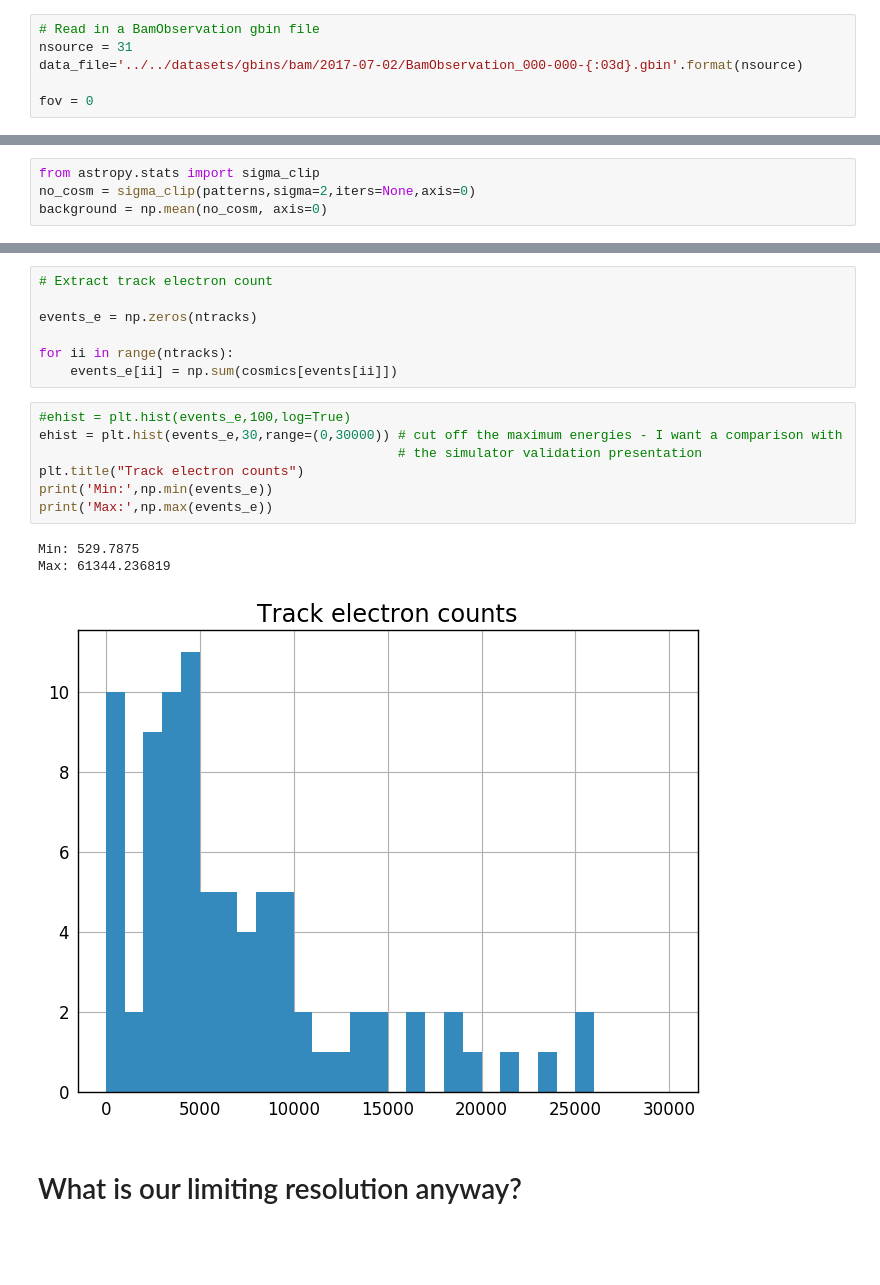
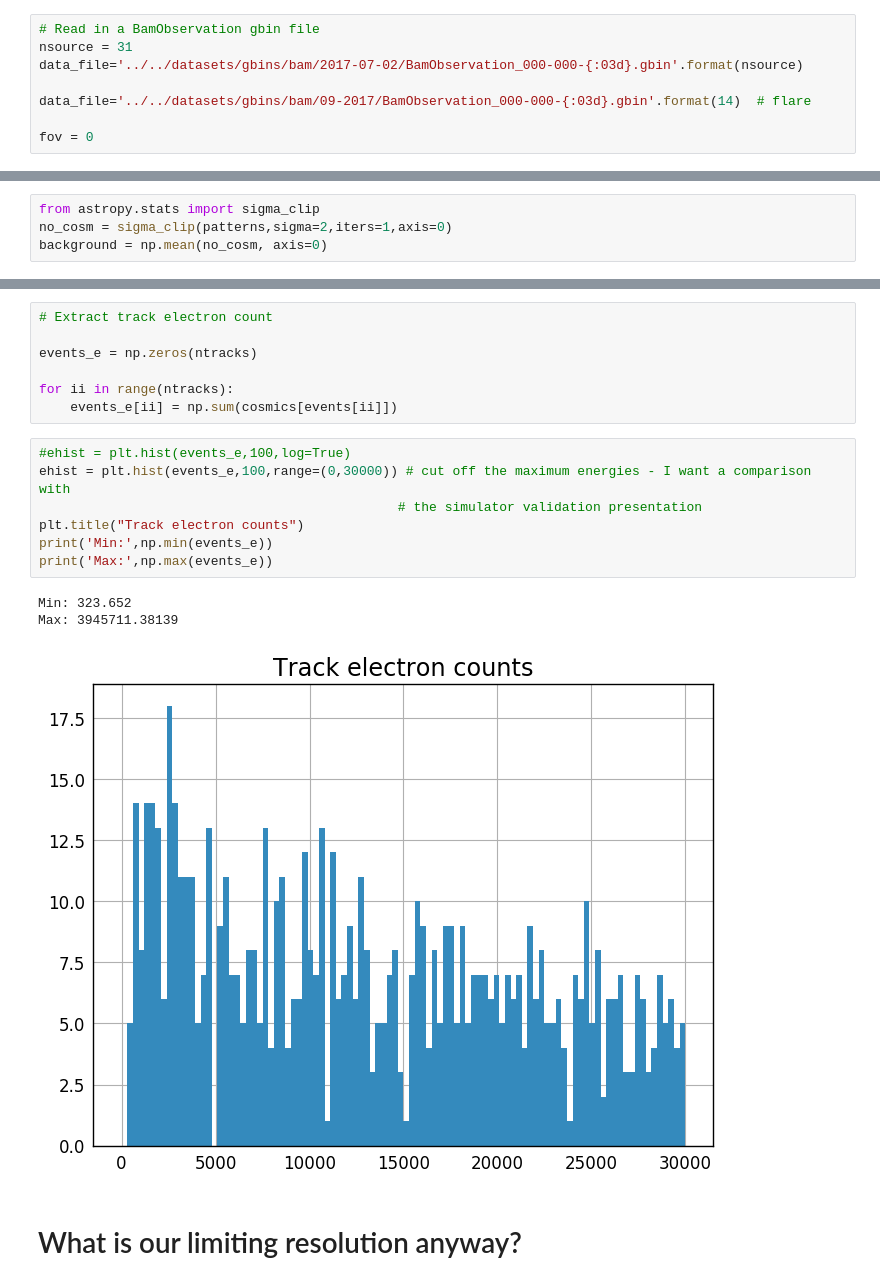
Before and after one commit to asierabreu/cosmics, a Jupyter notebook: analysis/bam/bam_boxcar_noise.ipynb, the cells around one changed output, grey strips where cells are left out. Cells and saved outputs as stored; diff of their text form; blank space fills up the shorter version.

```diff
--- a/analysis/bam/bam_boxcar_noise.ipynb
+++ b/analysis/bam/bam_boxcar_noise.ipynb
@@ -27,6 +27,8 @@ bias=2576            # bias [ADU]
 nsource = 31
 data_file='../../datasets/gbins/bam/2017-07-02/BamObservation_000-000-{:03d}.gbin'.format(nsource)
 
+data_file='../../datasets/gbins/bam/09-2017/BamObservation_000-000-{:03d}.gbin'.format(14)  # flare
+
 fov = 0
 # %% [markdown]
 Read in a boxcar
@@ -78,7 +80,7 @@ patterns = (patterns-bias)*gain
 #background = np.median(patterns,axis=0)
 # %%
 from astropy.stats import sigma_clip
-no_cosm = sigma_clip(patterns,sigma=2,iters=None,axis=0)
+no_cosm = sigma_clip(patterns,sigma=2,iters=1,axis=0)
 background = np.mean(no_cosm, axis=0)
 # %%
 image=np.rot90(np.sum(no_cosm.mask.astype("int"),axis=0),1)
@@ -498,15 +489,15 @@ for ii in range(ntracks):
     events_e[ii] = np.sum(cosmics[events[ii]])
 # %%
 #ehist = plt.hist(events_e,100,log=True)
-ehist = plt.hist(events_e,30,range=(0,30000)) # cut off the maximum energies - I want a comparison with
+ehist = plt.hist(events_e,100,range=(0,30000)) # cut off the maximum energies - I want a comparison with
                                               # the simulator validation presentation
 plt.title("Track electron counts")
 print('Min:',np.min(events_e))
 print('Max:',np.max(events_e))
 # %% [output]
-Min: 529.7875
-Max: 61344.236819
+Min: 323.652
+Max: 3945711.38139
-[figure, old version]
+[figure, new version]
 # %% [markdown]
 # What is our limiting resolution anyway?
 # %%
```
Also changed, not shown: parts of 15 cells of this notebook, 9 other files.
